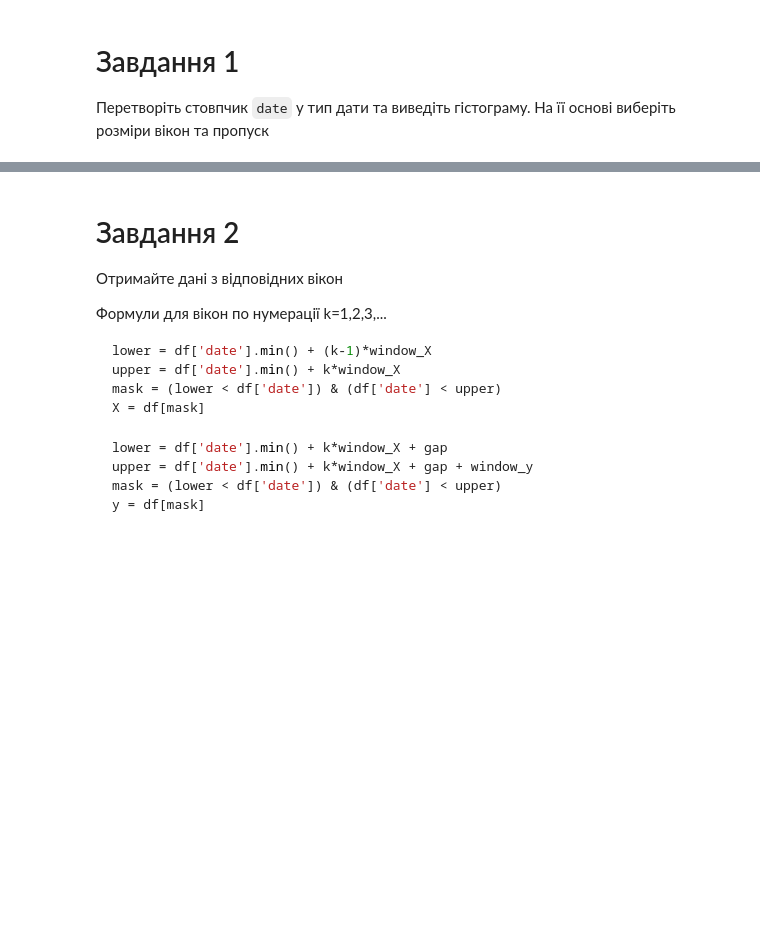
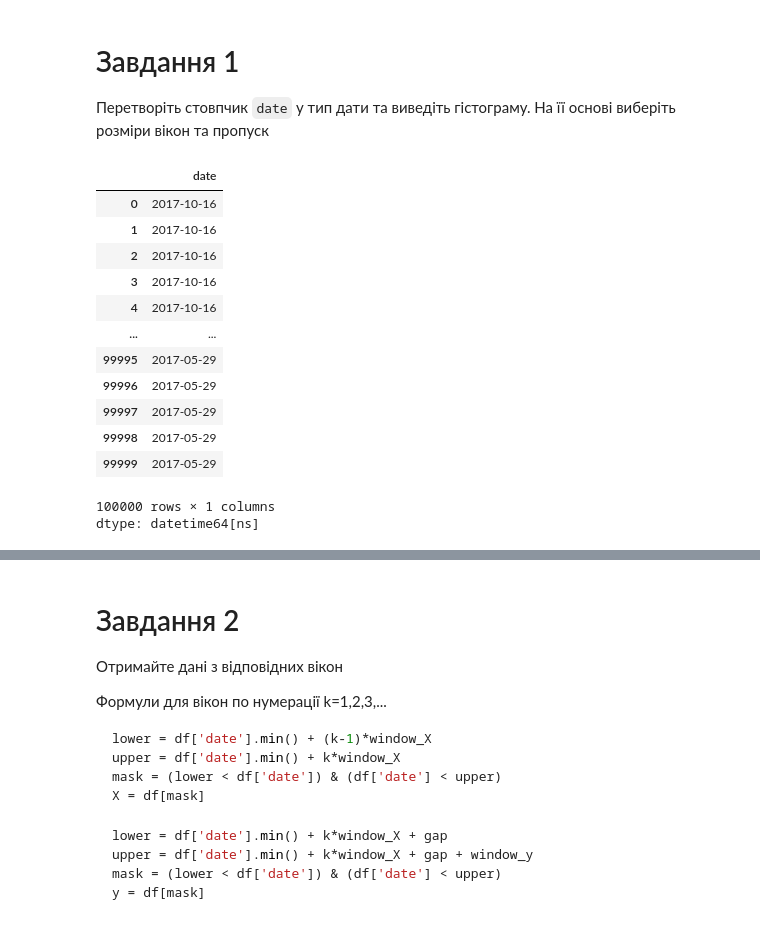
Before and after one commit to mssamoilenko/Data_enginWindow, a Jupyter notebook: Data_engineering.ipynb, the cells around one changed output, grey strips where cells are left out. Cells and saved outputs as stored; diff of their text form; code cells hidden in the pictures; blank space fills up the shorter version.

```diff
--- a/Data_engineering.ipynb
+++ b/Data_engineering.ipynb
@@ -23,3 +44,21 @@ df.head()
 # Завдання 1
 
 Перетворіть стовпчик `date` у тип дати та виведіть гістограму. На її основі виберіть розміри вікон та пропуск
+# %%
+df['date'] = pd.to_datetime(df['date'].astype('str'))
+df['date']
+# %% [output]
+|  | date |
+| 0 | 2017-10-16 |
+| 1 | 2017-10-16 |
+| 2 | 2017-10-16 |
+| 3 | 2017-10-16 |
+| 4 | 2017-10-16 |
+| ... | ... |
+| 99995 | 2017-05-29 |
+| 99996 | 2017-05-29 |
+| 99997 | 2017-05-29 |
+| 99998 | 2017-05-29 |
+| 99999 | 2017-05-29 |
+100000 rows × 1 columns
+dtype: datetime64[ns]
```
Also changed, not shown: parts of 5 cells of this notebook.
